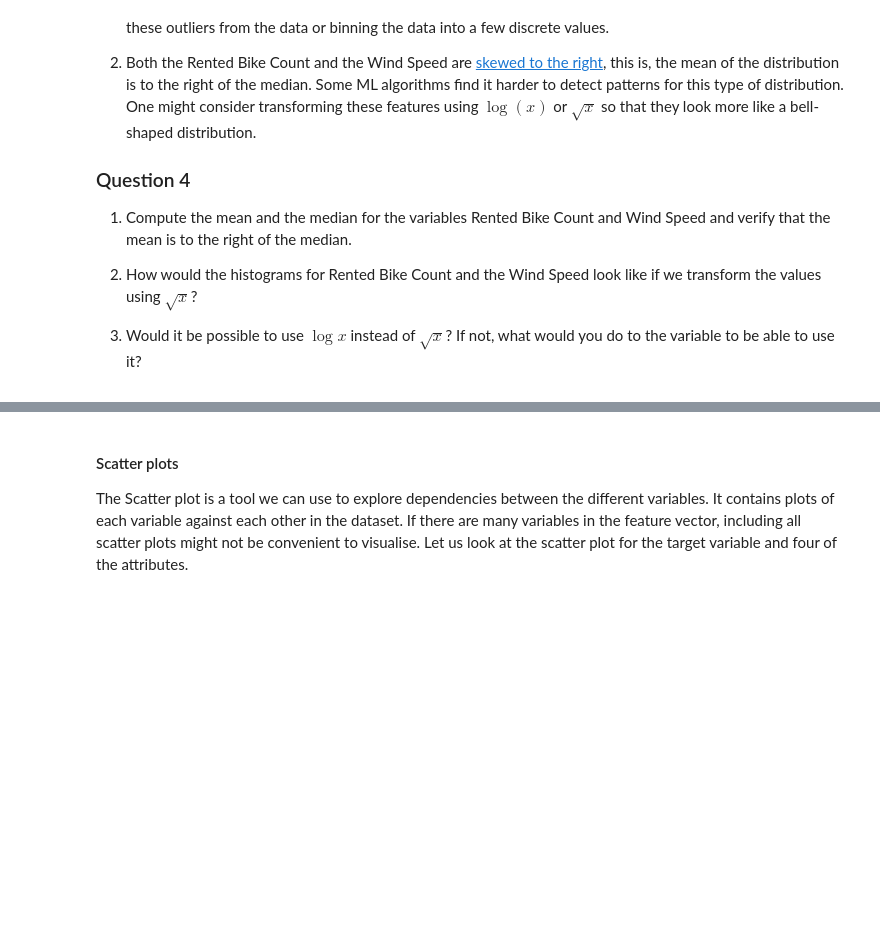
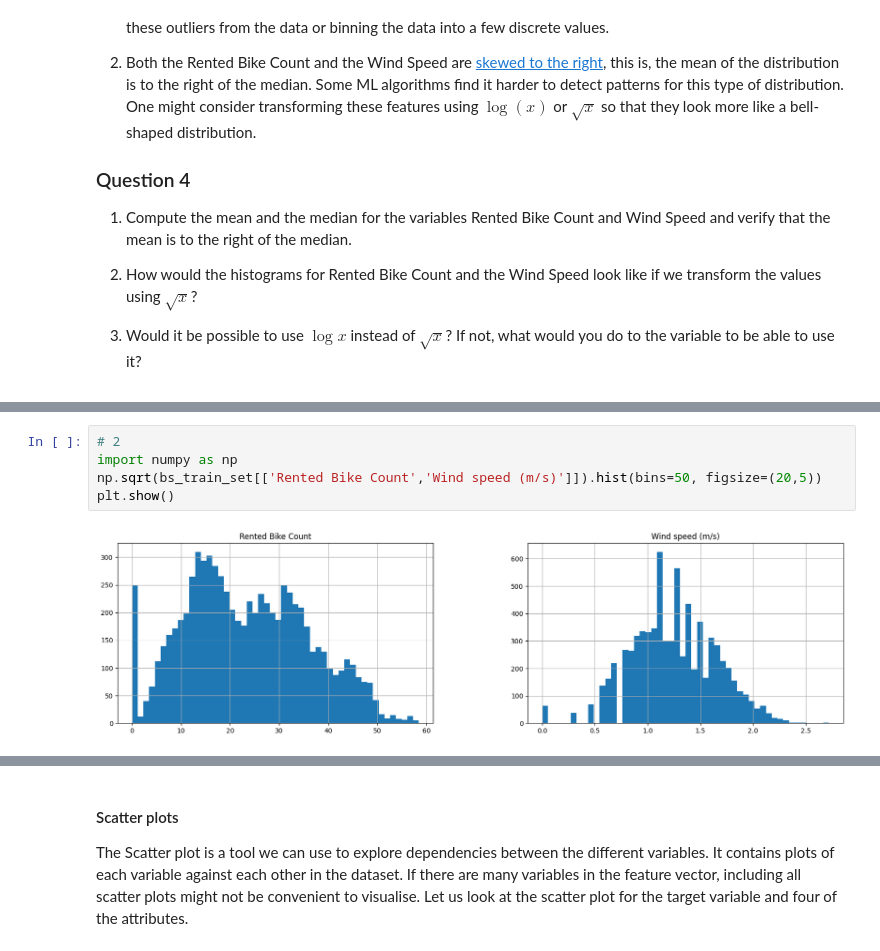
Before and after one commit to SpondanB/UoM_Topics_of_ML_sem_1, a Jupyter notebook: Labs/Lab 1 - End-to-end project in ML.ipynb, the cells around one changed output, grey strips where cells are left out. Drawn from its saved outputs; the diff is of its cells as text; blank space fills up the shorter version.

```diff
--- a/Labs/Lab 1 - End-to-end project in ML.ipynb
+++ b/Labs/Lab 1 - End-to-end project in ML.ipynb
@@ -265,0 +361,7 @@ Some observations from the histograms are:
+# %%
+# 2
+import numpy as np
+np.sqrt(bs_train_set[['Rented Bike Count','Wind speed (m/s)']]).hist(bins=50, figsize=(20,5))
+plt.show()
+# %% [output]
+[figure, added]
```
Also changed, not shown: parts of 18 cells of this notebook.
